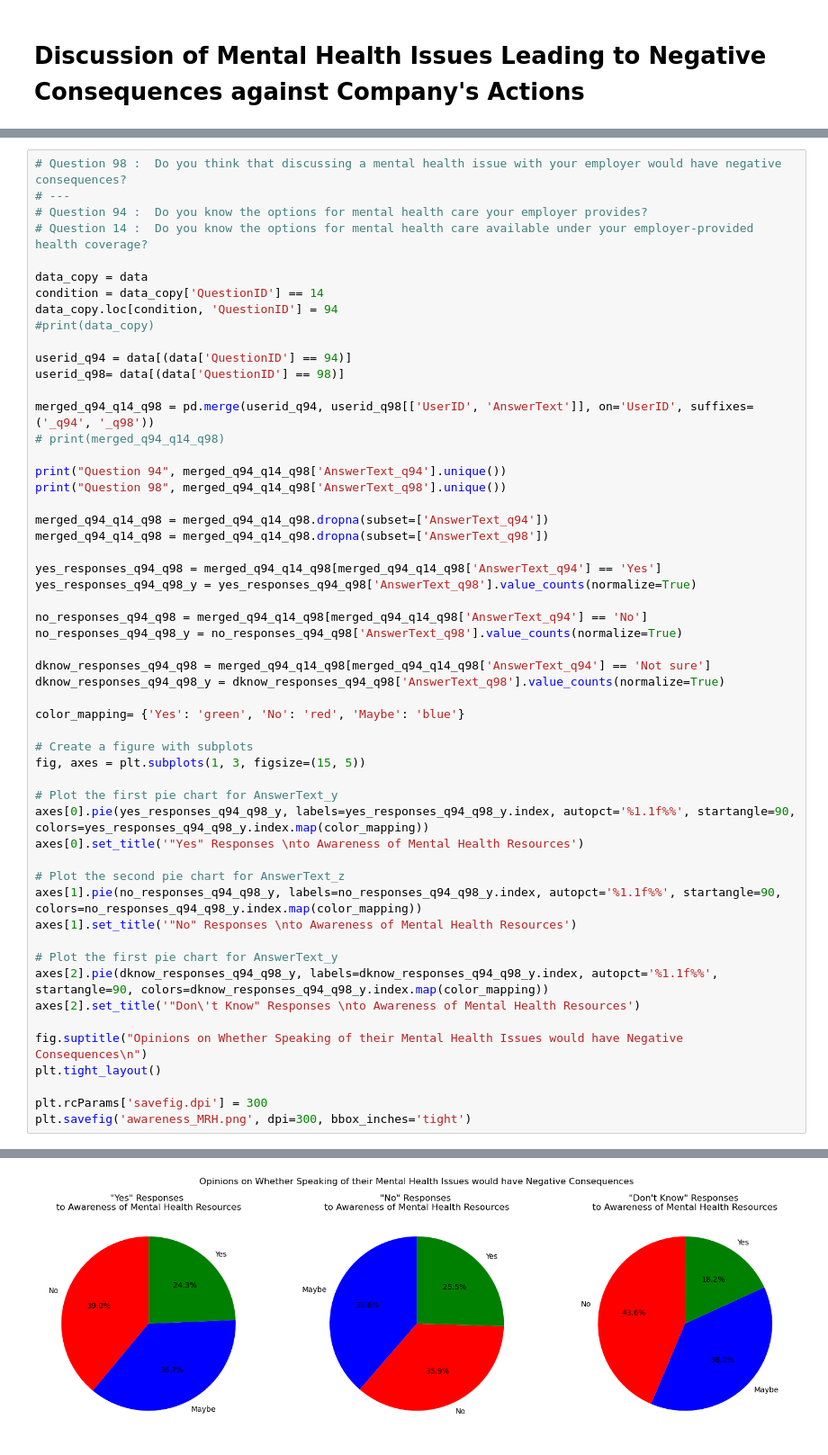
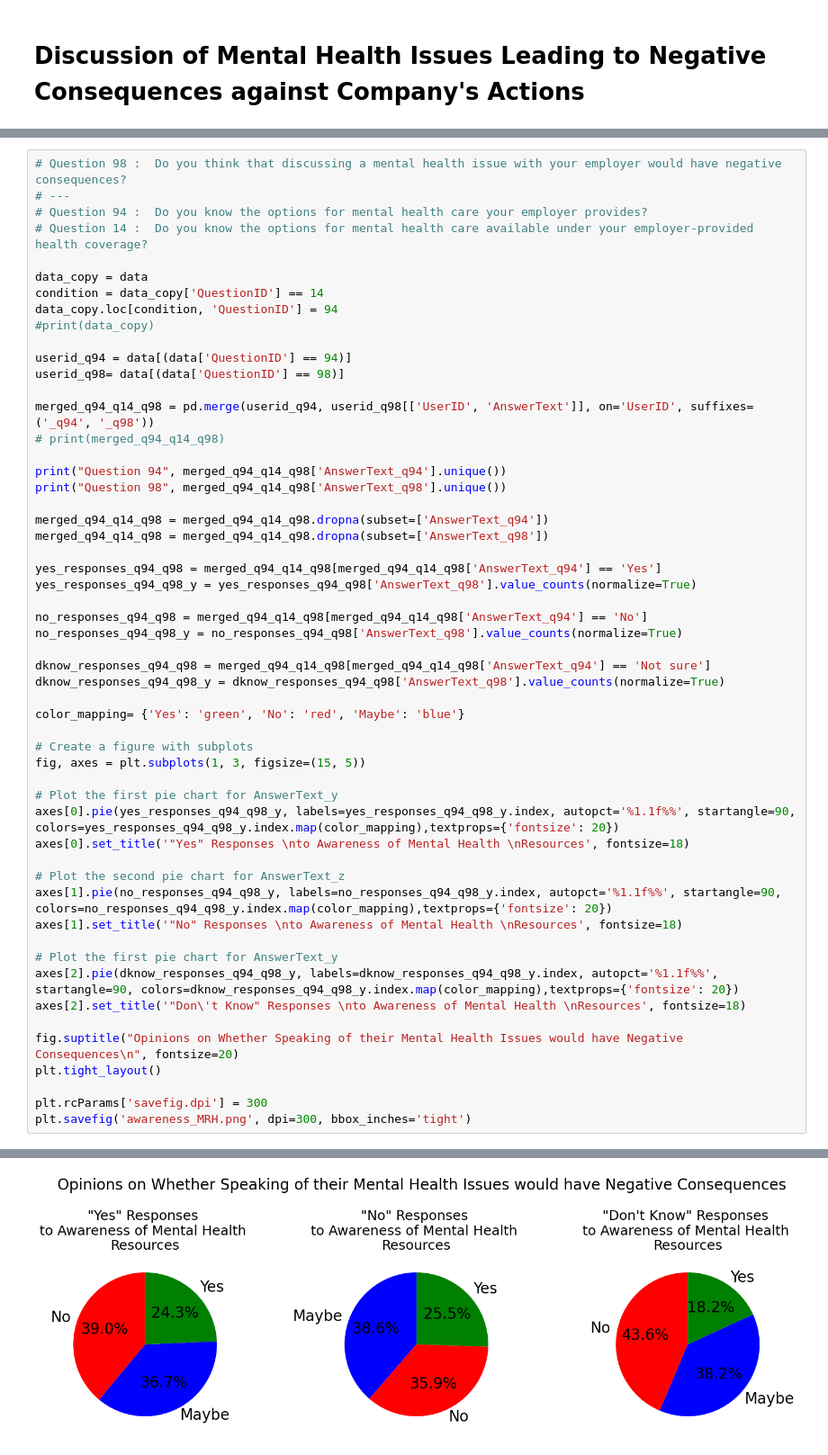
Before and after one commit to Itsamesamir/COMP0031, a Jupyter notebook: mentalHealth/Sachi - Company Actions/Sachi.ipynb, the cells around one changed output, grey strips where cells are left out. Shown at 90% size. Drawn from its saved outputs; the diff is of its cells as text.

```diff
--- a/mentalHealth/Sachi - Company Actions/Sachi.ipynb
+++ b/mentalHealth/Sachi - Company Actions/Sachi.ipynb
@@ -287,41 +287,41 @@ print("Question 98", merged_q94_q14_q98['AnswerText_q98'].unique())
 merged_q94_q14_q98 = merged_q94_q14_q98.dropna(subset=['AnswerText_q94'])
 merged_q94_q14_q98 = merged_q94_q14_q98.dropna(subset=['AnswerText_q98'])
 
 yes_responses_q94_q98 = merged_q94_q14_q98[merged_q94_q14_q98['AnswerText_q94'] == 'Yes']
 yes_responses_q94_q98_y = yes_responses_q94_q98['AnswerText_q98'].value_counts(normalize=True)
 
 no_responses_q94_q98 = merged_q94_q14_q98[merged_q94_q14_q98['AnswerText_q94'] == 'No']
 no_responses_q94_q98_y = no_responses_q94_q98['AnswerText_q98'].value_counts(normalize=True)
 
 dknow_responses_q94_q98 = merged_q94_q14_q98[merged_q94_q14_q98['AnswerText_q94'] == 'Not sure']
 dknow_responses_q94_q98_y = dknow_responses_q94_q98['AnswerText_q98'].value_counts(normalize=True)
 
 color_mapping= {'Yes': 'green', 'No': 'red', 'Maybe': 'blue'}
 
 # Create a figure with subplots
 fig, axes = plt.subplots(1, 3, figsize=(15, 5))
 
 # Plot the first pie chart for AnswerText_y
-axes[0].pie(yes_responses_q94_q98_y, labels=yes_responses_q94_q98_y.index, autopct='%1.1f%%', startangle=90, colors=yes_responses_q94_q98_y.index.map(color_mapping))
-axes[0].set_title('"Yes" Responses \nto Awareness of Mental Health Resources')
+axes[0].pie(yes_responses_q94_q98_y, labels=yes_responses_q94_q98_y.index, autopct='%1.1f%%', startangle=90, colors=yes_responses_q94_q98_y.index.map(color_mapping),textprops={'fontsize': 20})
+axes[0].set_title('"Yes" Responses \nto Awareness of Mental Health \nResources', fontsize=18)
 
 # Plot the second pie chart for AnswerText_z
-axes[1].pie(no_responses_q94_q98_y, labels=no_responses_q94_q98_y.index, autopct='%1.1f%%', startangle=90, colors=no_responses_q94_q98_y.index.map(color_mapping))
-axes[1].set_title('"No" Responses \nto Awareness of Mental Health Resources')
+axes[1].pie(no_responses_q94_q98_y, labels=no_responses_q94_q98_y.index, autopct='%1.1f%%', startangle=90, colors=no_responses_q94_q98_y.index.map(color_mapping),textprops={'fontsize': 20})
+axes[1].set_title('"No" Responses \nto Awareness of Mental Health \nResources', fontsize=18)
 
 # Plot the first pie chart for AnswerText_y
-axes[2].pie(dknow_responses_q94_q98_y, labels=dknow_responses_q94_q98_y.index, autopct='%1.1f%%', startangle=90, colors=dknow_responses_q94_q98_y.index.map(color_mapping))
-axes[2].set_title('"Don\'t Know" Responses \nto Awareness of Mental Health Resources')
+axes[2].pie(dknow_responses_q94_q98_y, labels=dknow_responses_q94_q98_y.index, autopct='%1.1f%%', startangle=90, colors=dknow_responses_q94_q98_y.index.map(color_mapping),textprops={'fontsize': 20})
+axes[2].set_title('"Don\'t Know" Responses \nto Awareness of Mental Health \nResources', fontsize=18)
 
-fig.suptitle("Opinions on Whether Speaking of their Mental Health Issues would have Negative Consequences\n")
+fig.suptitle("Opinions on Whether Speaking of their Mental Health Issues would have Negative Consequences\n", fontsize=20)
 plt.tight_layout()
 
 plt.rcParams['savefig.dpi'] = 300
 plt.savefig('awareness_MRH.png', dpi=300, bbox_inches='tight')
 # %% [output]
 Question 94 ['Not sure' 'No' 'Yes']
 Question 98 ['No' 'Maybe' 'Yes']
-[figure, old version]
+[figure, new version]
 # %%
 # Question 98 :  Do you think that discussing a mental health issue with your employer would have negative consequences?
 # ---
```
Also changed, not shown: parts of 6 cells of this notebook, 4 other files.
